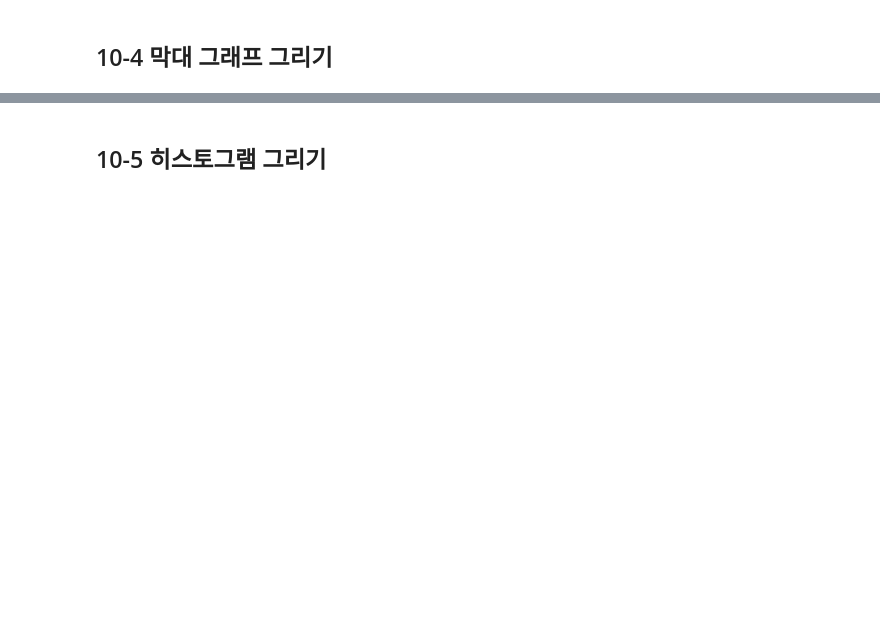
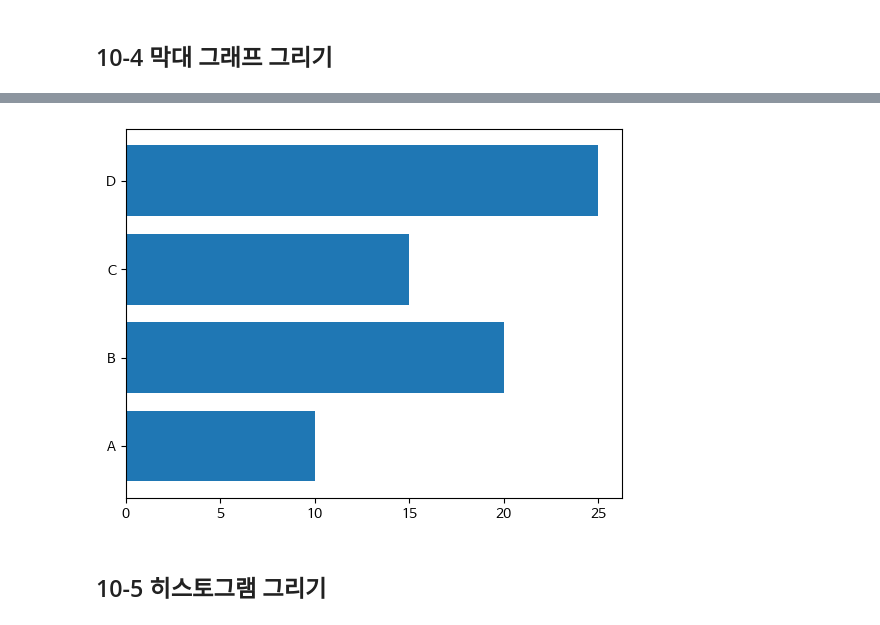
Before and after one commit to HYA6/DataAnalysis, a Jupyter notebook: OpenSourceDataAnalysis_10.ipynb, the cells around one changed output, grey strips where cells are left out. Cells and saved outputs as stored; diff of their text form; code cells hidden in the pictures; blank space fills up the shorter version.

```diff
--- a/OpenSourceDataAnalysis_10.ipynb
+++ b/OpenSourceDataAnalysis_10.ipynb
@@ -95,13 +112,15 @@ plt.show()
 # %%
 import matplotlib.pyplot as plt
 
 ## 데이터 정의
 categories = ['A', 'B', 'C', 'D']
 values = [10, 20, 15, 25]
 
 ## 가로 막대 그래프 그리기
-
+plt.barh(categories, values)
 plt.show()
+# %% [output]
+[figure, added]
 # %% [markdown]
 ## 10-5 히스토그램 그리기
 # %%
```
Also changed, not shown: parts of 10 cells of this notebook.
